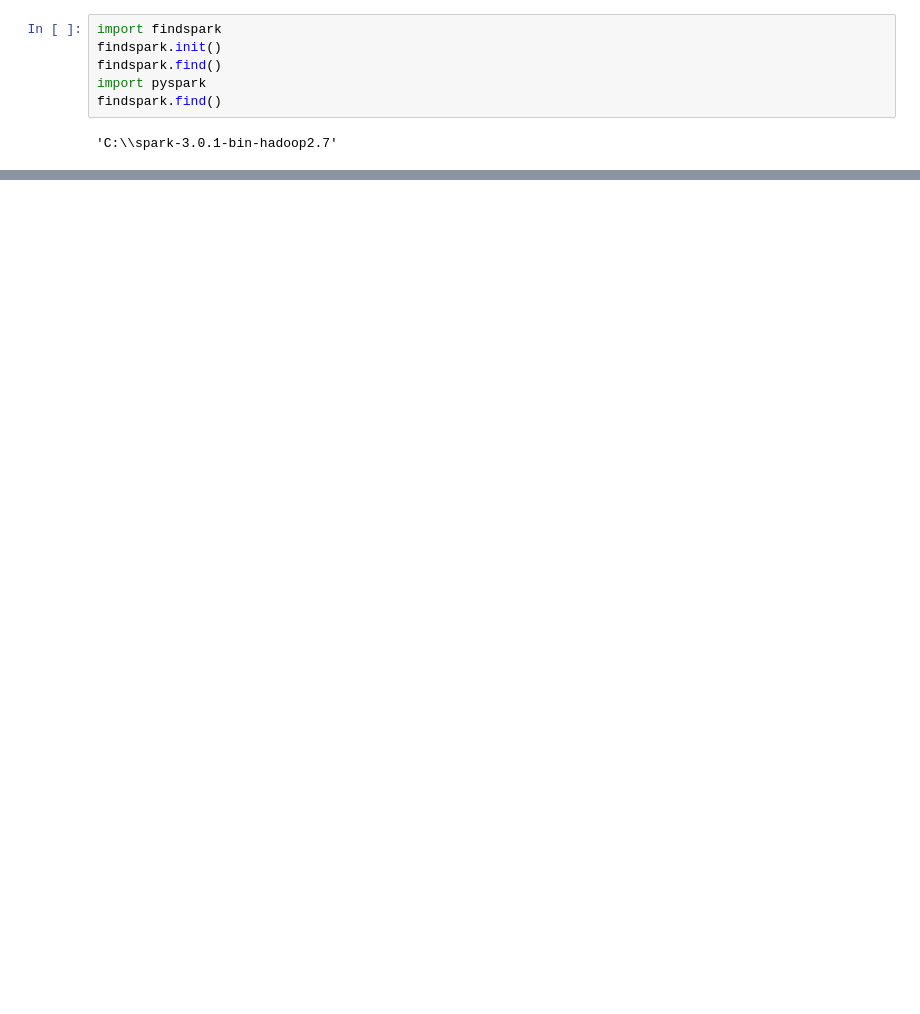
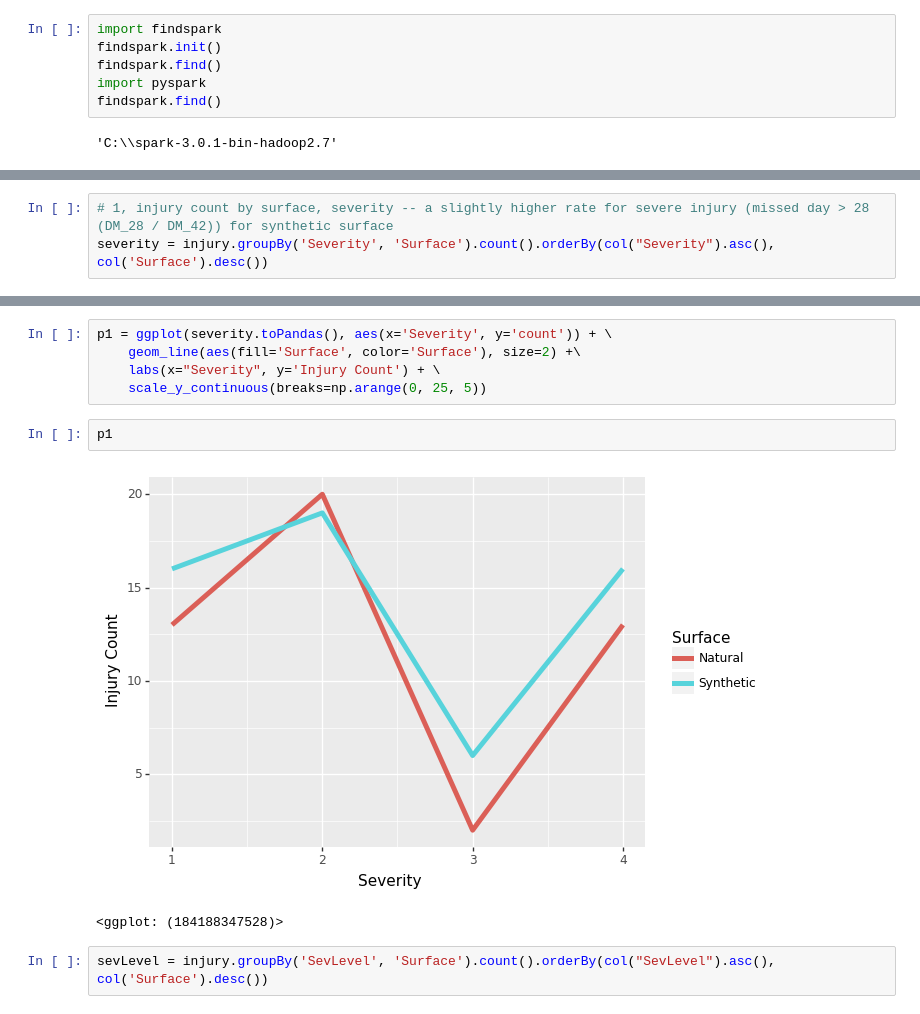
Before and after one commit to cwingho/NFL_Analytics, a Jupyter notebook: fiona/q3.ipynb, the cells around one changed output, grey strips where cells are left out. Cells and saved outputs as stored; diff of their text form; blank space fills up the shorter version.

```diff
--- a/fiona/q3.ipynb
+++ b/fiona/q3.ipynb
@@ -152,0 +47,3 @@ only showing top 1200 rows
+# %%
+# 1, injury count by surface, severity -- a slightly higher rate for severe injury (missed day > 28 (DM_28 / DM_42)) for synthetic surface
+severity = injury.groupBy('Severity', 'Surface').count().orderBy(col("Severity").asc(), col('Surface').desc())
@@ -152,0 +65,12 @@ only showing top 1200 rows
+# %%
+p1 = ggplot(severity.toPandas(), aes(x='Severity', y='count')) + \
+    geom_line(aes(fill='Surface', color='Surface'), size=2) +\
+    labs(x="Severity", y='Injury Count') + \
+    scale_y_continuous(breaks=np.arange(0, 25, 5))
+# %%
+p1
+# %% [output]
+[figure, added]
+<ggplot: (184188347528)>
+# %%
+sevLevel = injury.groupBy('SevLevel', 'Surface').count().orderBy(col("SevLevel").asc(), col('Surface').desc())
```
Also changed, not shown: parts of 26 cells of this notebook.
